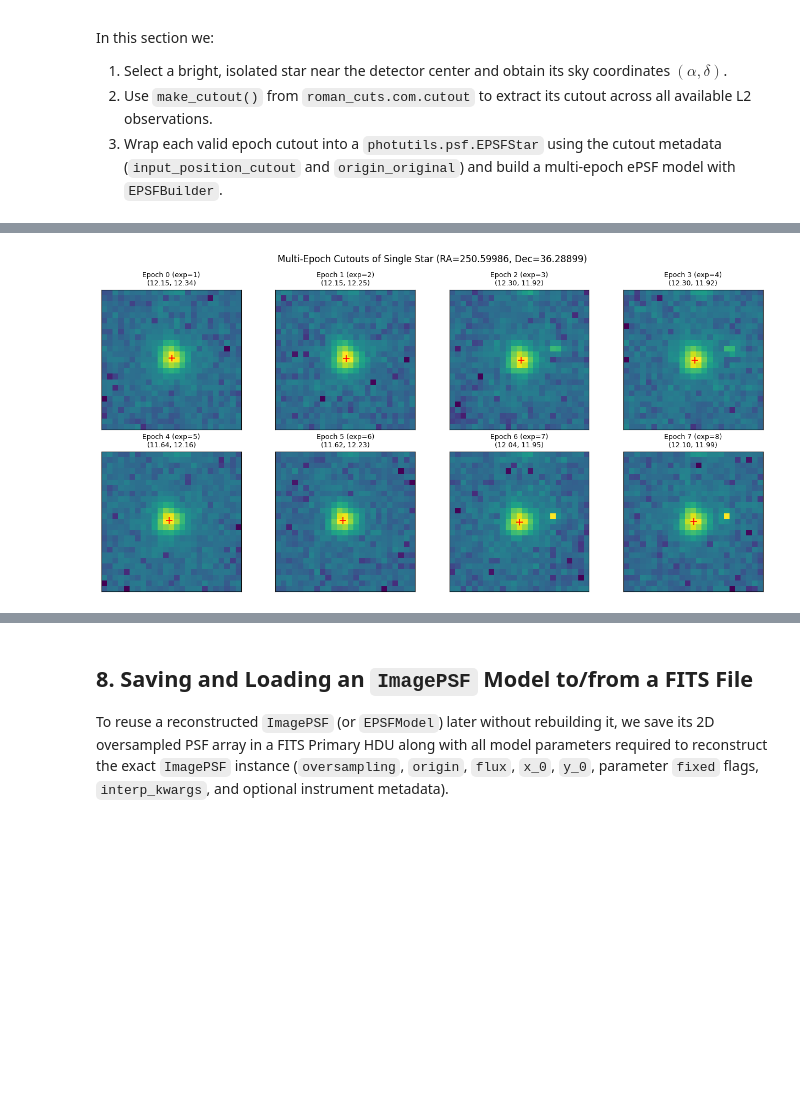
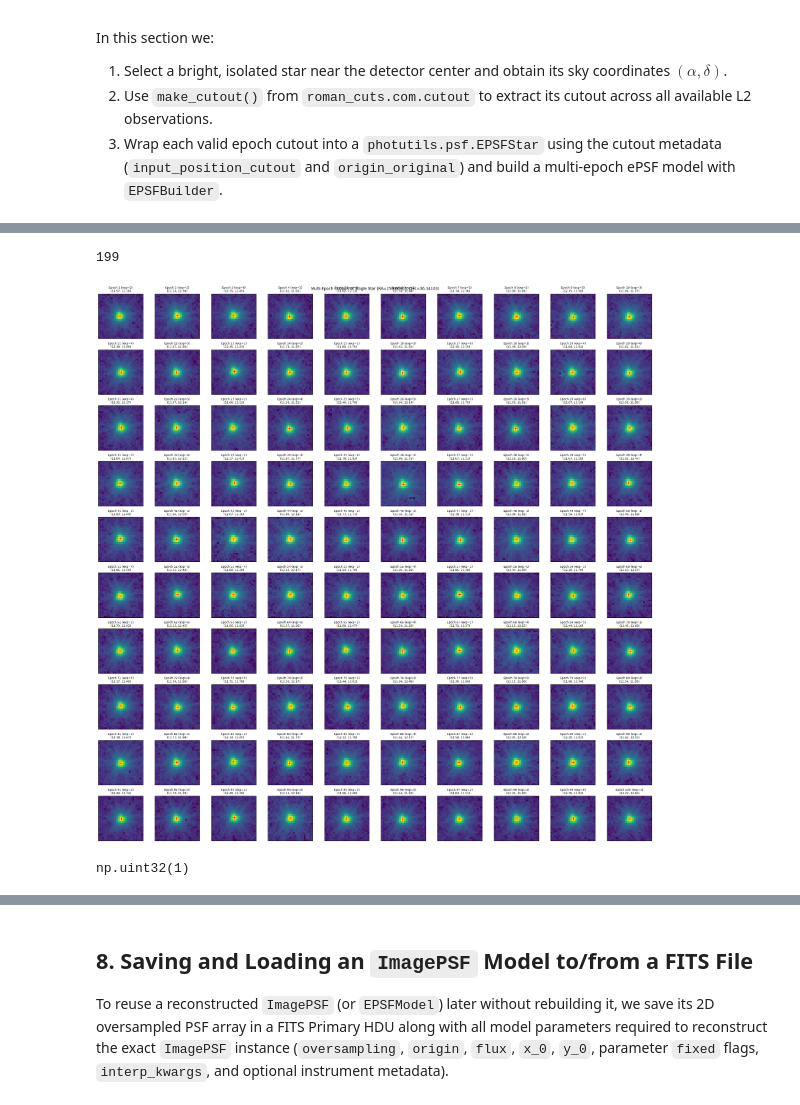
Before and after one commit to jorgemarpa/roman-cuts, a Jupyter notebook: notebooks/build_ePSF.ipynb, the cells around one changed output, grey strips where cells are left out. Cells and saved outputs as stored; diff of their text form; code cells hidden in the pictures; blank space fills up the shorter version.

Commit message:
dihered epsf

```diff
--- a/notebooks/build_ePSF.ipynb
+++ b/notebooks/build_ePSF.ipynb
@@ -456,6 +489,7 @@ We then implement `evaluate_spatial_epsf()`, which selects the closest grid cell
 # %%
 n_grid_y, n_grid_x = 4, 4
 min_stars_per_cell = 5
+sigma_clip = SigmaClip()
 
 x_edges = np.linspace(0, nx, n_grid_x + 1)
 y_edges = np.linspace(0, ny, n_grid_y + 1)
@@ -463,7 +497,7 @@ y_edges = np.linspace(0, ny, n_grid_y + 1)
 x_centers = 0.5 * (x_edges[:-1] + x_edges[1:])
 y_centers = 0.5 * (y_edges[:-1] + y_edges[1:])
 
-psf_h, psf_w = epsf.data.shape
+psf_h, psf_w = epsf_global.data.shape
 epsf_grid = np.zeros((n_grid_y, n_grid_x, psf_h, psf_w), dtype=np.float64)
 epsf_models = np.empty((n_grid_y, n_grid_x), dtype=object)
 cell_star_counts = np.zeros((n_grid_y, n_grid_x), dtype=int)
@@ -472,8 +506,8 @@ grid_builder = EPSFBuilder(
     oversampling=oversampling,
     maxiters=maxiters,
     progress_bar=False,
-    # norm_radius=5.5,
-    recentering_maxiters=20,
+    sigma_clip=sigma_clip,
+    fit_shape=5,
 )
 
 for iy in range(n_grid_y):
@@ -494,7 +528,8 @@ for iy in range(n_grid_y):
         cell_star_counts[iy, ix] = len(cell_stars)
 
         if len(cell_stars) >= min_stars_per_cell:
-            cell_epsf, _ = grid_builder(cell_stars)
+            # use the global ePSF as a start
+            cell_epsf, _ = grid_builder.build_epsf(cell_stars, epsf=epsf_global)
             # Match output shape in case of minor border trimming differences
             ch, cw = cell_epsf.data.shape
             if (ch, cw) == (psf_h, psf_w):
@@ -539,7 +573,7 @@ for iy in range(n_grid_y):
         # Display with iy=0 at the bottom row to match detector (origin='lower') layout
         ax = axes[n_grid_y - 1 - iy, ix]
         cell_data = epsf_grid[iy, ix]
-        ax.imshow(cell_data, norm=norm, origin="lower", cmap="viridis")
+        ax.imshow(cell_data, norm=norm_global, origin="lower", cmap="viridis")
         ax.set_title(
             f"Cell ({iy},{ix}): N={cell_star_counts[iy, ix]}\n"
             f"({x_centers[ix]:.0f}, {y_centers[iy]:.0f})",
@@ -764,0 +821,5 @@ In this section we:
+# %%
+for k, (sdx, selstar) in enumerate(selected_stars.query("kron_abmag < 19").iterrows()):
+    print(sdx,k )
+    plt.imshow(stars[k].data, origin="lower", norm="asinh")
+    plt.show()
@@ -767,8 +842,8 @@ from photutils.psf import EPSFStar, EPSFStars
 from roman_cuts.com.cutout import make_cutout
 
 # Pick an isolated star closest to the detector center so it falls in bounds across dithers
-dist_to_center = np.hypot(selected_stars["x_pix"] - nx / 2.0, selected_stars["y_pix"] - ny / 2.0)
-target_star = selected_stars.loc[dist_to_center.idxmin()]
+# dist_to_center = np.hypot(selected_stars["x_pix"] - nx / 2.0, selected_stars["y_pix"] - ny / 2.0)
+target_star = selected_stars.iloc[36]
 
 # Convert detector pixel coordinates to ICRS (RA, Dec) using the exposure GWCS
 star_sky = gwcs.pixel_to_world(target_star["x_pix"], target_star["y_pix"])
@@ -781,7 +856,7 @@ print(
 )
 
 # Extract cutouts of this star across all available L2 observations
-l2_file_list = list(products_l2["filename"])
+l2_file_list = list(products_l2["filename"])[:200]
 cutout_cubes, metadatas, gwcsss = make_cutout(
     file_names=l2_file_list,
     ra=ra_star,
@@ -789,7 +864,7 @@ cutout_cubes, metadatas, gwcsss = make_cutout(
     size=cutout_size,
     mission=mission,
     lite=False,
-    n_workers=6,
+    n_workers=24,
     backend="thread",
 )
 
@@ -807,35 +894,44 @@ Error:
+# %%
+n_valid
+# %% [output]
+199
 # %%
 # Plot the extracted cutouts of the single star across all in-bounds epochs
 valid_indices = star_meta.index[star_meta["in_bounds"]].to_list()
 n_valid = len(valid_indices)
 
-ncols = min(4, max(1, n_valid))
-nrows = int(np.ceil(n_valid / ncols))
-fig, axes = plt.subplots(nrows, ncols, figsize=(3.2 * ncols, 3.2 * nrows), squeeze=False)
+ncols = 10 # min(10, max(1, n_valid))
+nrows = 10 # int(np.ceil(n_valid / ncols))
+fig, axes = plt.subplots(nrows, ncols, figsize=(2.5 * ncols, 2.5 * nrows), squeeze=False)
 
 for plot_idx, k in enumerate(valid_indices):
-    ax = axes[plot_idx // ncols, plot_idx % ncols]
+    if plot_idx >= len(axes.ravel()): break
+    ax = axes.ravel()[plot_idx]
     stamp_k = star_cube[0, k]
     pos_cut = star_meta.loc[k, "input_position_cutout"]
     norm_k = simple_norm(stamp_k, "log", percent=99.5)
     ax.imshow(stamp_k, norm=norm_k, origin="lower", cmap="viridis")
     if pos_cut is not None:
         ax.plot(pos_cut[0], pos_cut[1], "r+", ms=8, mew=1.2)
         title_pos = f"({pos_cut[0]:.2f}, {pos_cut[1]:.2f})"
     else:
         title_pos = ""
     ax.set_title(f"Epoch {k} (exp={star_meta.loc[k, 'exposure']})\n{title_pos}", fontsize=9)
     ax.set_xticks([])
     ax.set_yticks([])
 
 for empty_idx in range(n_valid, nrows * ncols):
     axes[empty_idx // ncols, empty_idx % ncols].axis("off")
 
 fig.suptitle(f"Multi-Epoch Cutouts of Single Star (RA={ra_star:.5f}, Dec={dec_star:.5f})", fontsize=12)
 plt.tight_layout()
 plt.show()
 # %% [output]
-[figure, old version]
+[figure, new version]
+# %%
+pixel.DO_NOT_USE.value
+# %% [output]
+np.uint32(1)
 # %%
 # Convert valid epoch cutouts into photutils EPSFStar objects and build the multi-epoch ePSF
 epoch_star_list = []
```
Also changed, not shown: parts of 16 cells of this notebook.
